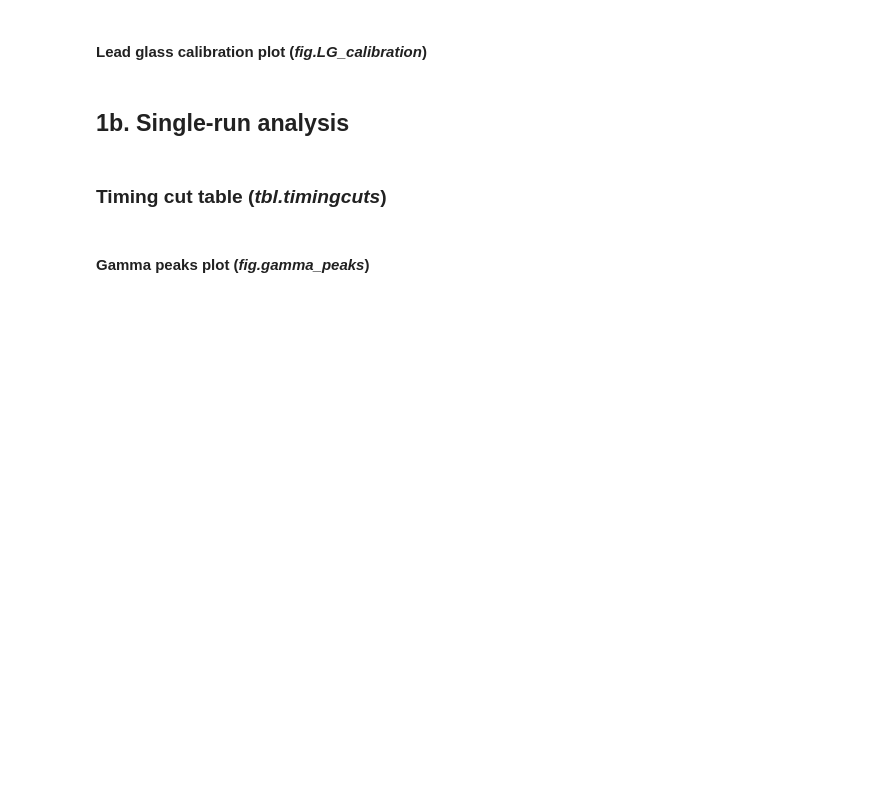
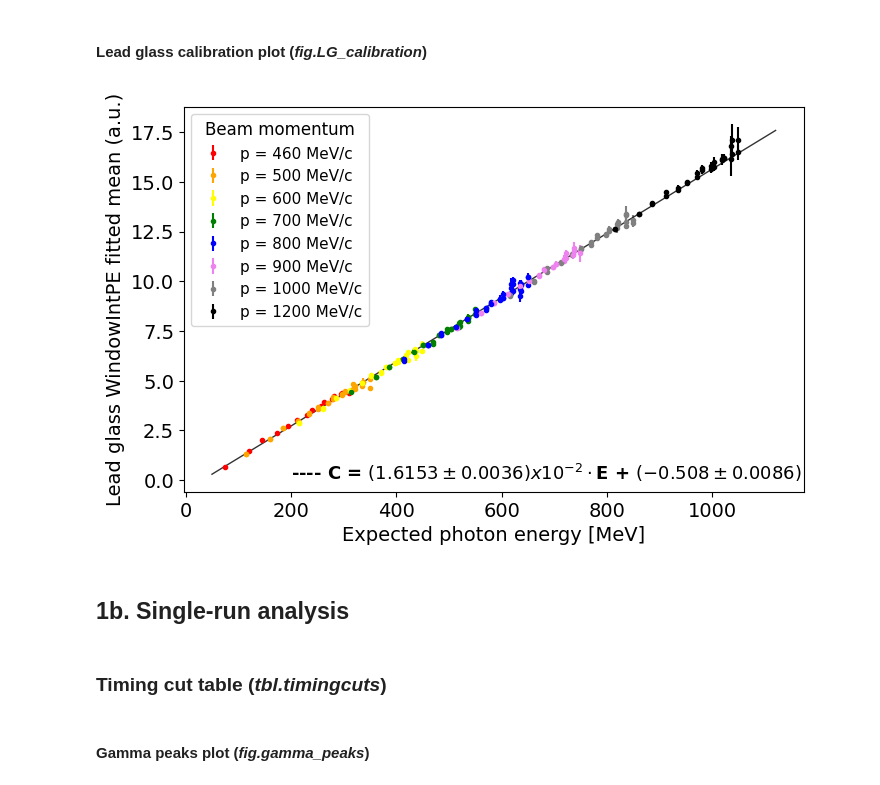
Before and after one commit to jerenner/T9BeamTestAna, a Jupyter notebook: python/new_analysis/hodoscope/hodoscope_analysis_windowInt.ipynb, the cells around one changed output. Cells and saved outputs as stored; diff of their text form; code cells hidden in the pictures; blank space fills up the shorter version.

Commit message:
Updated hodoscope analysis with window int method; updated elec_hit_momenta_MC values

```diff
--- a/python/new_analysis/hodoscope/hodoscope_analysis_windowInt.ipynb
+++ b/python/new_analysis/hodoscope/hodoscope_analysis_windowInt.ipynb
@@ -104,36 +197,38 @@ for run_momentum, fit_array in zip(rmomenta,all_fit_arrays):
     fit_means, fit_smeans = fit_array[0], fit_array[1]
 
     e_gamma_expected = [run_momentum - mval*1000 for mval in elec_hit_momenta_values[::-1]]
     all_e_gamma_expected.append(e_gamma_expected)
 
     if(not momentum_plt[run_momentum]):
         ax.errorbar(e_gamma_expected, fit_means, yerr=fit_smeans, fmt='.',
                     color=momentum_color[run_momentum], label=f"p = {run_momentum} MeV/c")
         momentum_plt[run_momentum] = True
     else:
         ax.errorbar(e_gamma_expected, fit_means, yerr=fit_smeans, fmt='.',
                     color=momentum_color[run_momentum])
 
 # Fit a line to all results at once.
 all_fit_means = all_fit_arrays[:,0,:].flatten()
 all_fit_smeans = all_fit_arrays[:,1,:].flatten()
 all_e_gamma_expected = np.array(all_e_gamma_expected).flatten()
 
 p0 = [(np.max(all_e_gamma_expected) - np.min(all_e_gamma_expected))/(np.max(all_fit_means) - np.min(all_fit_means)),all_e_gamma_expected[0]]
 popt, pcov = curve_fit(hd.line, all_e_gamma_expected, all_fit_means, p0, sigma=all_fit_smeans)
 x = np.linspace(50, 1120, 1000)
 y = hd.line(x, *popt)
 perr = np.sqrt(np.diag(pcov))
 #ax.plot(x, y, label='C = $({:.2f} \pm {:.2f}) x 10^{{-4}} \cdot $p + $({:.3f} \pm {:.4f})$'.format(popt[0]*10000,perr[0]*10000,popt[1],perr[1]), color='red', alpha=0.8, linewidth=3, linestyle=':')
 ax.plot(x, y, color='black', alpha=0.8, linewidth=1, linestyle='-')
-ax.annotate("---- C = $({:.2f} \pm {:.2f}) x 10^{{-4}} \cdot $E + $({:.3f} \pm {:.4f})$".format(popt[0]*10000,perr[0]*10000,popt[1],perr[1]), xy=(500, 0.10), xytext=(200, 0.01), fontsize=14, fontweight='bold', color='black')
+ax.annotate("---- C = $({:.4f} \pm {:.4f}) x 10^{{-2}} \cdot $E + $({:.3f} \pm {:.4f})$".format(popt[0]*100,perr[0]*100,popt[1],perr[1]), xy=(500, 0.10), xytext=(200, 0.01), fontsize=13, fontweight='bold', color='black')
 
 ax.legend(title="Beam momentum",title_fontsize=12,fontsize=11)
-ax.set_ylabel('Lead glass charge [arbitrary units]',fontsize=14)
-ax.set_xlabel('Expected energy [MeV]',fontsize=14)
+ax.set_ylabel('Lead glass WindowIntPE fitted mean (a.u.)',fontsize=14)
+ax.set_xlabel('Expected photon energy [MeV]',fontsize=14)
 ax.tick_params(axis="x", labelsize=14)
 ax.tick_params(axis="y", labelsize=14)
 plt.savefig("LG_calibration.pdf", bbox_inches='tight')
+# %% [output]
+[figure, added]
 # %%
 # Plot the slope and intercept of the calibration curve vs. momentum
 mvals = all_fit_results[:,0]
```
Also changed, not shown: parts of 14 cells of this notebook, 2 other files.
